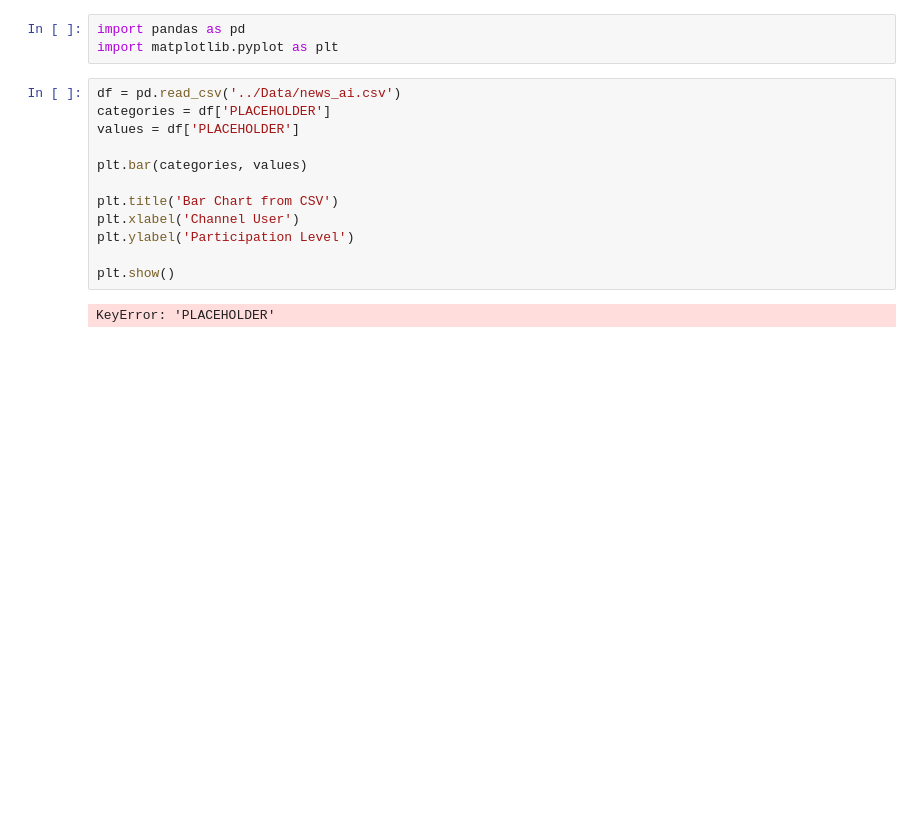
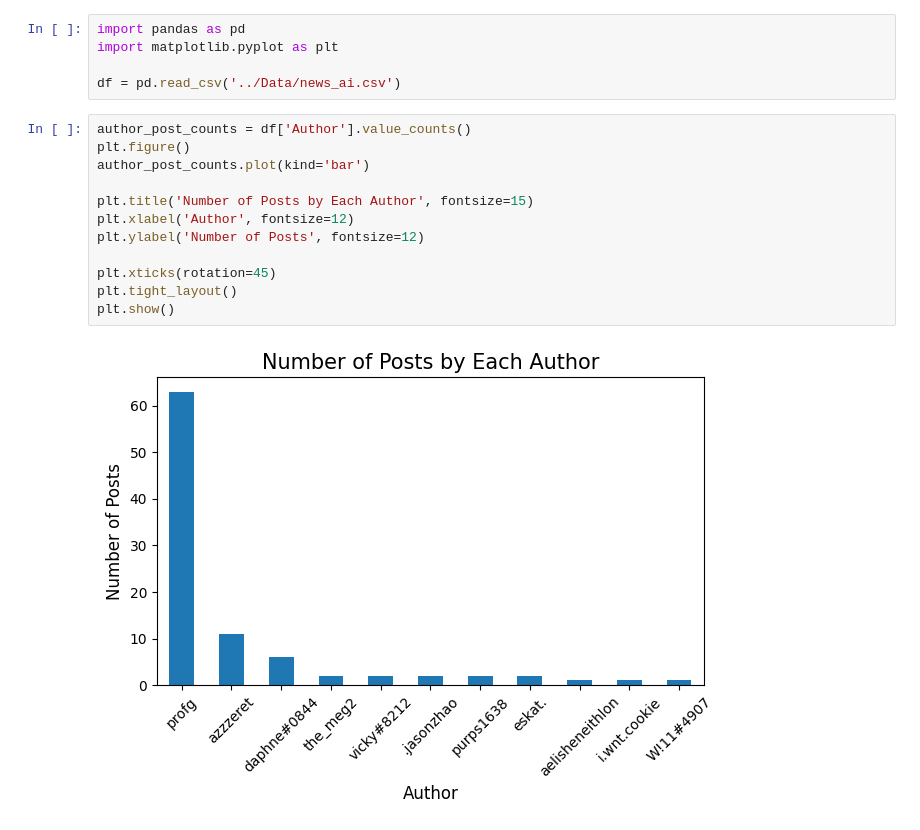
Before and after one commit to WilliamGhrist/discord-chat-analyzers, a Jupyter notebook: Code/main.ipynb, the cells around one changed output. Cells and saved outputs as stored; diff of their text form; blank space fills up the shorter version.

```diff
--- a/Code/main.ipynb
+++ b/Code/main.ipynb
@@ -1,17 +1,19 @@
 # %%
 import pandas as pd
 import matplotlib.pyplot as plt
+
+df = pd.read_csv('../Data/news_ai.csv')
-# %%
-df = pd.read_csv('../Data/news_ai.csv')
-categories = df['PLACEHOLDER']
-values = df['PLACEHOLDER']
-
-plt.bar(categories, values)
-
-plt.title('Bar Chart from CSV')
-plt.xlabel('Channel User')
-plt.ylabel('Participation Level')
-
-plt.show()
-# %% [output]
-KeyError: 'PLACEHOLDER'
+# %%
+author_post_counts = df['Author'].value_counts()
+plt.figure()
+author_post_counts.plot(kind='bar')
+
+plt.title('Number of Posts by Each Author', fontsize=15)
+plt.xlabel('Author', fontsize=12)
+plt.ylabel('Number of Posts', fontsize=12)
+
+plt.xticks(rotation=45)
+plt.tight_layout()
+plt.show()
+# %% [output]
+[figure, added]
```
Also changed, not shown: parts of 1 cell of this notebook, 3 other files.
